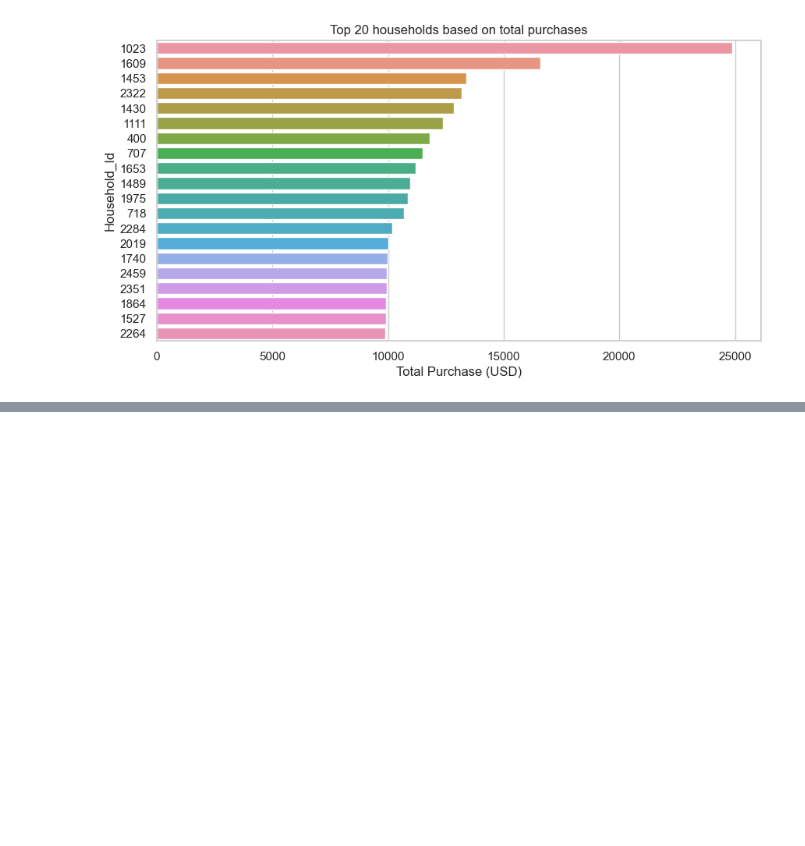
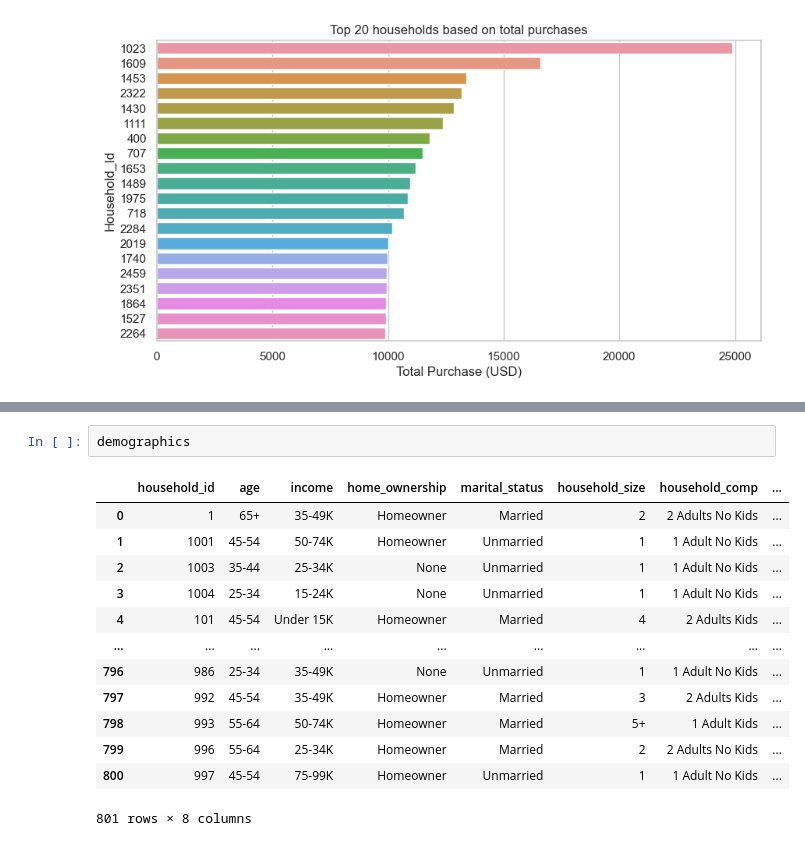
Before and after one commit to sriram333/DS-as-a-field-final-report---Kroger-data-analysis, a Jupyter notebook: final_project_report.ipynb, the cells around one changed output, grey strips where cells are left out. Drawn from its saved outputs; the diff is of its cells as text; blank space fills up the shorter version.

```diff
--- a/final_project_report.ipynb
+++ b/final_project_report.ipynb
@@ -365,0 +367,16 @@ Requirement already satisfied: tornado>=6.2 in c:\users\srira\anaconda3\lib\site
+# %%
+demographics
+# %% [output]
+|  | household_id | age | income | home_ownership | marital_status | household_size | household_comp | ... |
+| 0 | 1 | 65+ | 35-49K | Homeowner | Married | 2 | 2 Adults No Kids | ... |
+| 1 | 1001 | 45-54 | 50-74K | Homeowner | Unmarried | 1 | 1 Adult No Kids | ... |
+| 2 | 1003 | 35-44 | 25-34K | None | Unmarried | 1 | 1 Adult No Kids | ... |
+| 3 | 1004 | 25-34 | 15-24K | None | Unmarried | 1 | 1 Adult No Kids | ... |
+| 4 | 101 | 45-54 | Under 15K | Homeowner | Married | 4 | 2 Adults Kids | ... |
+| ... | ... | ... | ... | ... | ... | ... | ... | ... |
+| 796 | 986 | 25-34 | 35-49K | None | Unmarried | 1 | 1 Adult No Kids | ... |
+| 797 | 992 | 45-54 | 35-49K | Homeowner | Married | 3 | 2 Adults Kids | ... |
+| 798 | 993 | 55-64 | 50-74K | Homeowner | Married | 5+ | 1 Adult Kids | ... |
+| 799 | 996 | 55-64 | 25-34K | Homeowner | Married | 2 | 2 Adults No Kids | ... |
+| 800 | 997 | 45-54 | 75-99K | Homeowner | Unmarried | 1 | 1 Adult No Kids | ... |
+801 rows × 8 columns
```
Also changed, not shown: parts of 15 cells of this notebook.
